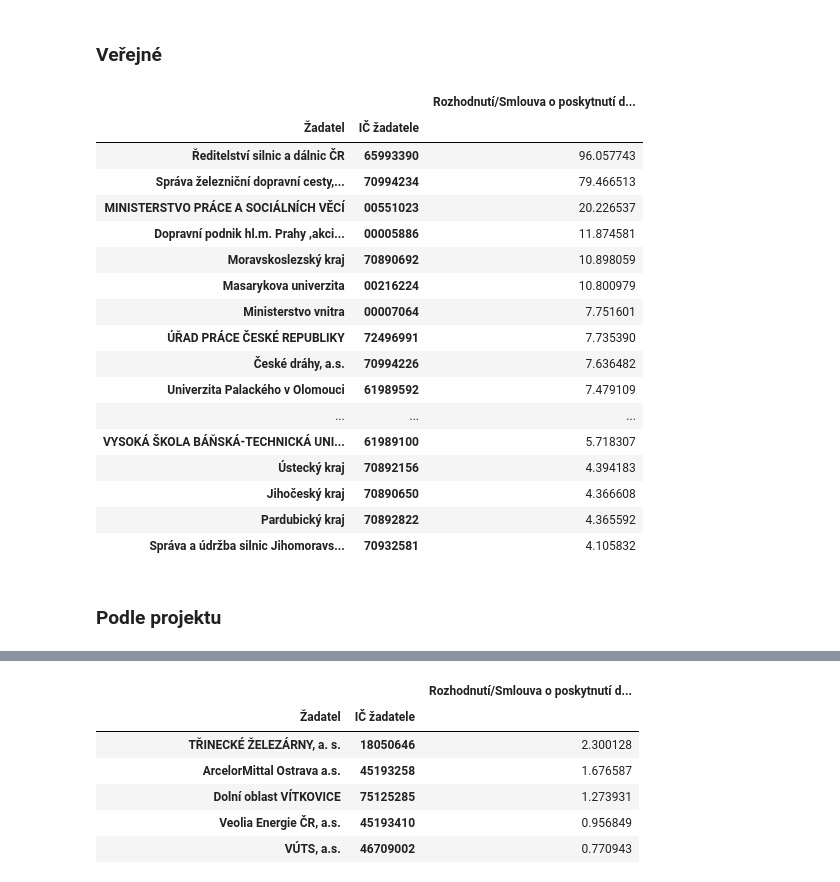
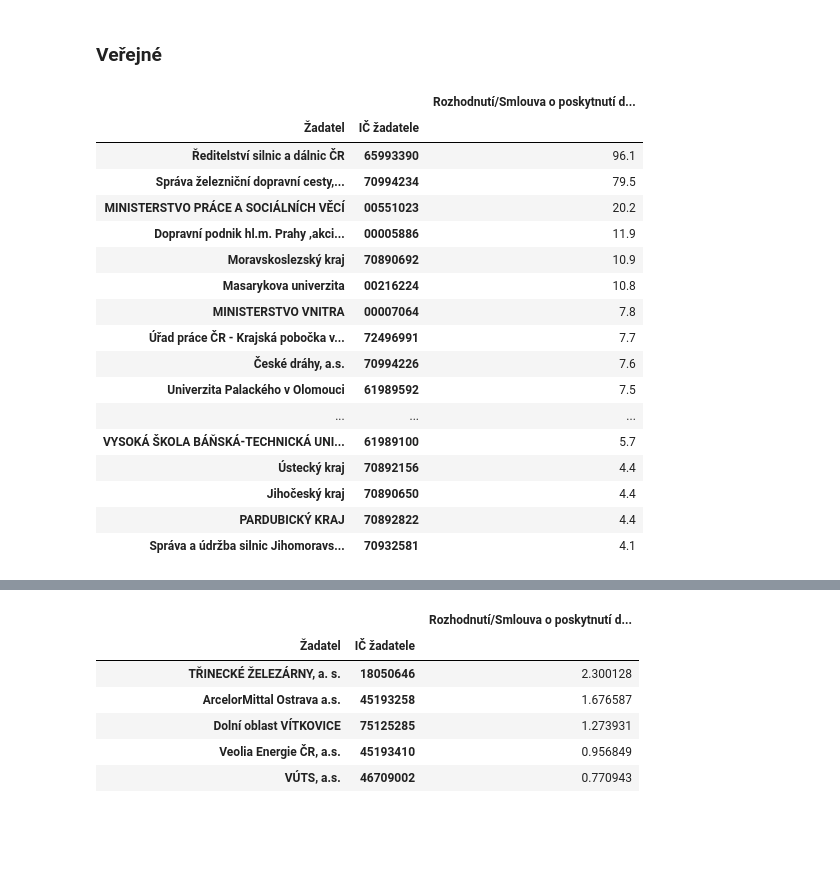
Before and after one commit to kokes/strukturalni-fondy, a Jupyter notebook: EU_Fondy.ipynb, the cells around one changed output, grey strips where cells are left out. Saved outputs shown, nothing was run; the diff lists cells and outputs as text; code cells hidden in the pictures; blank space fills up the shorter version.

```diff
--- a/EU_Fondy.ipynb
+++ b/EU_Fondy.ipynb
@@ -161,0 +172,3 @@ Name: Hosp.právní forma - skupina, dtype: int64
+# %%
+nims = df.loc[:, ico].apply(lambda x: len(str(x)) == 8)
+len(df)-nims.sum()
@@ -162,3 +185,5 @@ Name: Hosp.právní forma - skupina, dtype: int64
+# %%
+df = df.loc[nims,:]
 # %% [markdown]
 ### Duplikované skupiny
 # %%
@@ -377,25 +384,23 @@ df.loc[:, [kofi,erar]].groupby(erar).describe().unstack()
 ### Veřejné
 # %%
 top = df.groupby([zad,ico]).sum().loc[:, [euz]].sort_values(by=euz, ascending=False)/10**9
-top.head(20)
+top.round(1).head(20)
 # %% [output]
 |  |  | Rozhodnutí/Smlouva o poskytnutí d... |
 | Žadatel | IČ žadatele |  |
-| Ředitelství silnic a dálnic ČR | 65993390 | 96.057743 |
-| Správa železniční dopravní cesty,... | 70994234 | 79.466513 |
-| MINISTERSTVO PRÁCE A SOCIÁLNÍCH VĚCÍ | 00551023 | 20.226537 |
-| Dopravní podnik hl.m. Prahy ,akci... | 00005886 | 11.874581 |
-| Moravskoslezský kraj | 70890692 | 10.898059 |
-| Masarykova univerzita | 00216224 | 10.800979 |
-| Ministerstvo vnitra | 00007064 | 7.751601 |
-| ÚŘAD PRÁCE ČESKÉ REPUBLIKY | 72496991 | 7.735390 |
-| České dráhy, a.s. | 70994226 | 7.636482 |
-| Univerzita Palackého v Olomouci | 61989592 | 7.479109 |
+| Ředitelství silnic a dálnic ČR | 65993390 | 96.1 |
+| Správa železniční dopravní cesty,... | 70994234 | 79.5 |
+| MINISTERSTVO PRÁCE A SOCIÁLNÍCH VĚCÍ | 00551023 | 20.2 |
+| Dopravní podnik hl.m. Prahy ,akci... | 00005886 | 11.9 |
+| Moravskoslezský kraj | 70890692 | 10.9 |
+| Masarykova univerzita | 00216224 | 10.8 |
+| MINISTERSTVO VNITRA | 00007064 | 7.8 |
+| Úřad práce ČR - Krajská pobočka v... | 72496991 | 7.7 |
+| České dráhy, a.s. | 70994226 | 7.6 |
+| Univerzita Palackého v Olomouci | 61989592 | 7.5 |
 | ... | ... | ... |
-| VYSOKÁ ŠKOLA BÁŇSKÁ-TECHNICKÁ UNI... | 61989100 | 5.718307 |
-| Ústecký kraj | 70892156 | 4.394183 |
-| Jihočeský kraj | 70890650 | 4.366608 |
-| Pardubický kraj | 70892822 | 4.365592 |
-| Správa a údržba silnic Jihomoravs... | 70932581 | 4.105832 |
+| VYSOKÁ ŠKOLA BÁŇSKÁ-TECHNICKÁ UNI... | 61989100 | 5.7 |
+| Ústecký kraj | 70892156 | 4.4 |
+| Jihočeský kraj | 70890650 | 4.4 |
+| PARDUBICKÝ KRAJ | 70892822 | 4.4 |
+| Správa a údržba silnic Jihomoravs... | 70932581 | 4.1 |
-# %% [markdown]
-### Podle projektu
```
Also changed, not shown: parts of 45 cells of this notebook, 6 other files.
